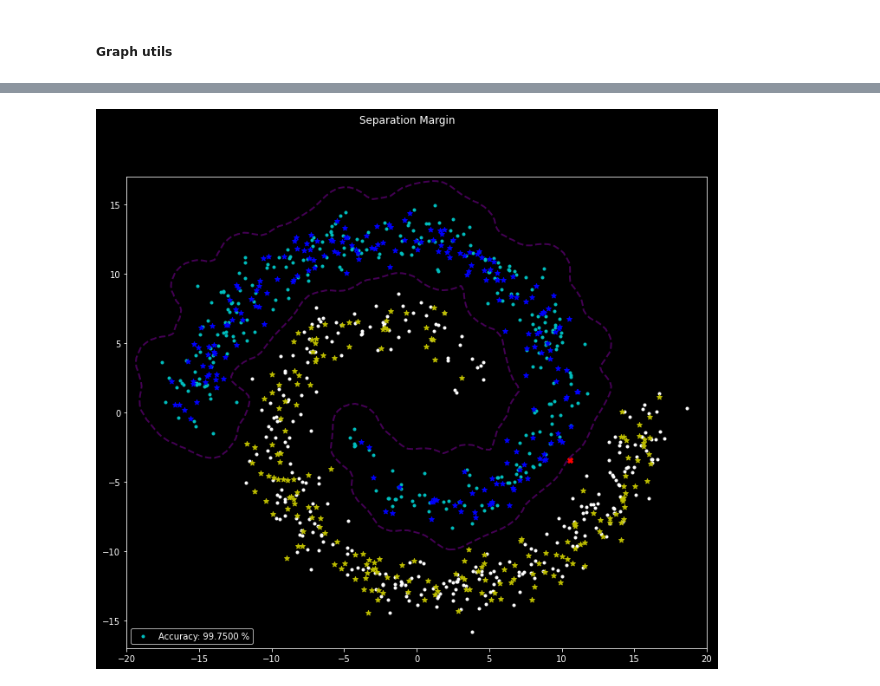
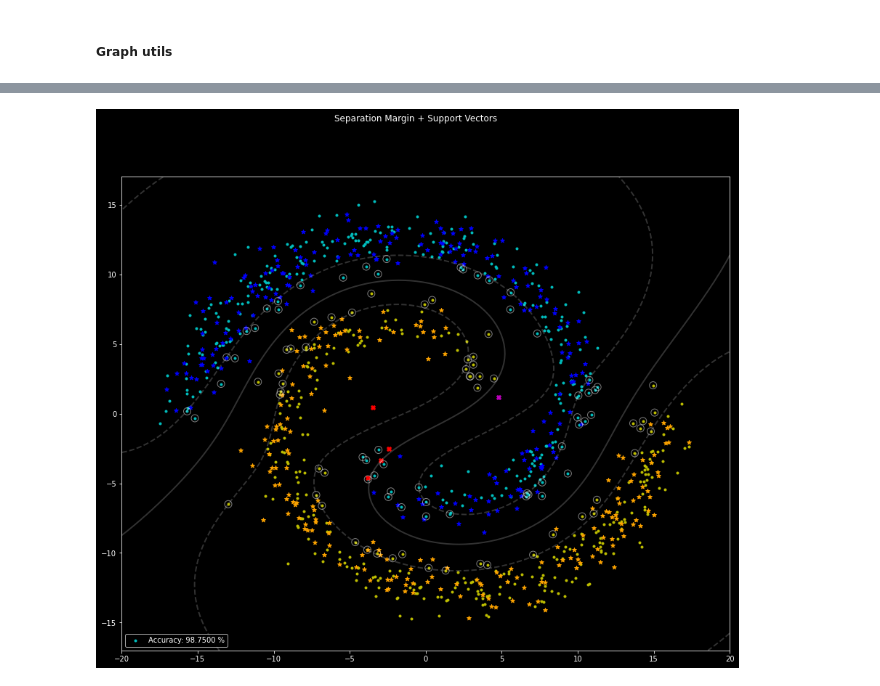
Before and after one commit to hjcostabr76/ml, a Jupyter notebook: classification/svm/nb_svm.ipynb, the cells around one changed output, grey strips where cells are left out. Saved outputs shown, nothing was run; the diff lists cells and outputs as text; code cells hidden in the pictures.

```diff
--- a/classification/svm/nb_svm.ipynb
+++ b/classification/svm/nb_svm.ipynb
@@ -90,11 +90,10 @@ trainDF = pd.DataFrame(data=trainDF, columns=['x', 'y', 'label'])
 ##### Graph utils
 # %%
 
-def plotOne(a: plt.subplot2grid, x: np.array, y: np.array, title = 'svm', color = 'w', marker = '.', label = '') -> None:
+def plotOne(a: plt.subplot2grid, x: np.array, y: np.array, title = 'svm', color = 'w', marker = '.', label = None) -> None:
     a.scatter(x, y, color=color, marker=marker, label=label)
     a.set_title(title)
     a.legend(loc='lower left')
-
 
 def getGridFigure(title: str, nCols = 1, nRows = 1, colHeight = 6, colWidth = 7) -> plt.figure:
     figure = plt.figure(figsize=(colWidth*nCols, colHeight*nRows))
@@ -112,7 +111,7 @@ def plotTraining(approxY: np.array, figure: plt.figure, plotTitle = '', gridShap
     c2Points = trainDF[ trainDF['label'] == class2 ]
 
     plotOne(a=a, x=c1Points['x'].values, y=c1Points['y'].values, title=plotTitle, color='c', label=accuracyTxt)
-    plotOne(a=a, x=c2Points['x'].values, y=c2Points['y'].values, title=plotTitle, color='w')
+    plotOne(a=a, x=c2Points['x'].values, y=c2Points['y'].values, title=plotTitle, color='y')
 
     # Plot valid test points
     validPoints = testDF[testDF['label'] == approxY]
@@ -120,7 +119,7 @@ def plotTraining(approxY: np.array, figure: plt.figure, plotTitle = '', gridShap
     validC2 = validPoints[ validPoints['label'] == class2 ]
 
     plotOne(a=a, x=validC1['x'].values, y=validC1['y'].values, title=plotTitle, color='b', marker='*')
-    plotOne(a=a, x=validC2['x'].values, y=validC2['y'].values, title=plotTitle, color='y', marker='*')
+    plotOne(a=a, x=validC2['x'].values, y=validC2['y'].values, title=plotTitle, color='orange', marker='*')
 
     # Plot invalid test points
     invalidPoints = testDF[testDF['label'] != approxY]
@@ -197,4 +187,4 @@ As by the experiments made on the earlier step we found out the best kernel to b
 # %%
-classifier = svm.SVC(kernel='rbf', gamma=1)
+classifier = svm.SVC(kernel='rbf', gamma=.01)
 classifier.fit(trainDF[ ['x', 'y'] ], trainDF['label'])
 approxY = classifier.predict(xTest)
@@ -203,17 +211,23 @@ approxY = classifier.predict(xTest)
 # %%
 
 # Build Separation Margin
 nPoints = 100
 xx, yy = np.meshgrid(np.linspace(-20, 20, nPoints), np.linspace(-17, 17, nPoints))
 
-Z = classifier.decision_function(np.c_[xx.ravel(), yy.ravel()])
-Z = Z.reshape(xx.shape)
+sepMargin = classifier.decision_function(np.c_[xx.ravel(), yy.ravel()])
+sepMargin = sepMargin.reshape(xx.shape)
 
 # Plot Separation Margin
-fig = getGridFigure('Separation Margin', colHeight=10, colWidth=12)
+fig = getGridFigure('Separation Margin + Support Vectors', colHeight=12, colWidth=15)
 axis = plotTraining(approxY=approxY, figure=fig)
-axis.contour(xx, yy, Z, levels=[0], linewidths=2, linestyles="dashed")
+axis.contour(xx, yy, sepMargin, levels=[-1, 0, 1], linewidths=2, linestyles=['--', '-', '--'], colors='white', alpha=.2)
 
-plt.savefig('./file/out_graph-svm-separation-margin-rbf-gamma-1')
+# Plot support vectors
+axis.scatter(
+    classifier.support_vectors_[:, 0], classifier.support_vectors_[:, 1],
+    s=100, facecolors='none', edgecolors='white', alpha=.5
+)
+
+plt.savefig('./file/out_graph-svm-rbf-gamma-1-separation-margin')
 # %% [output]
-[figure, old version]
+[figure, new version]
```
Also changed, not shown: parts of 6 cells of this notebook, 2 other files.
